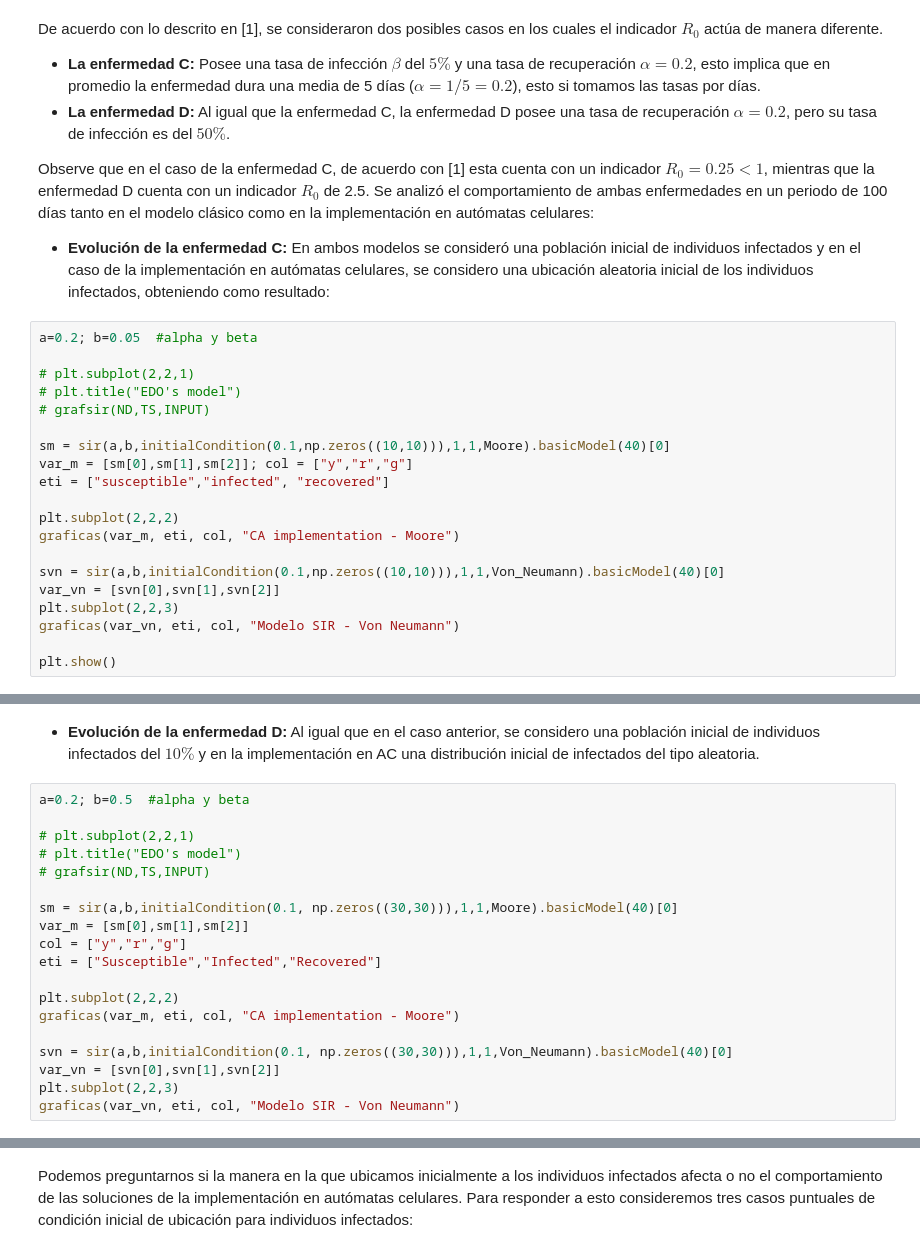
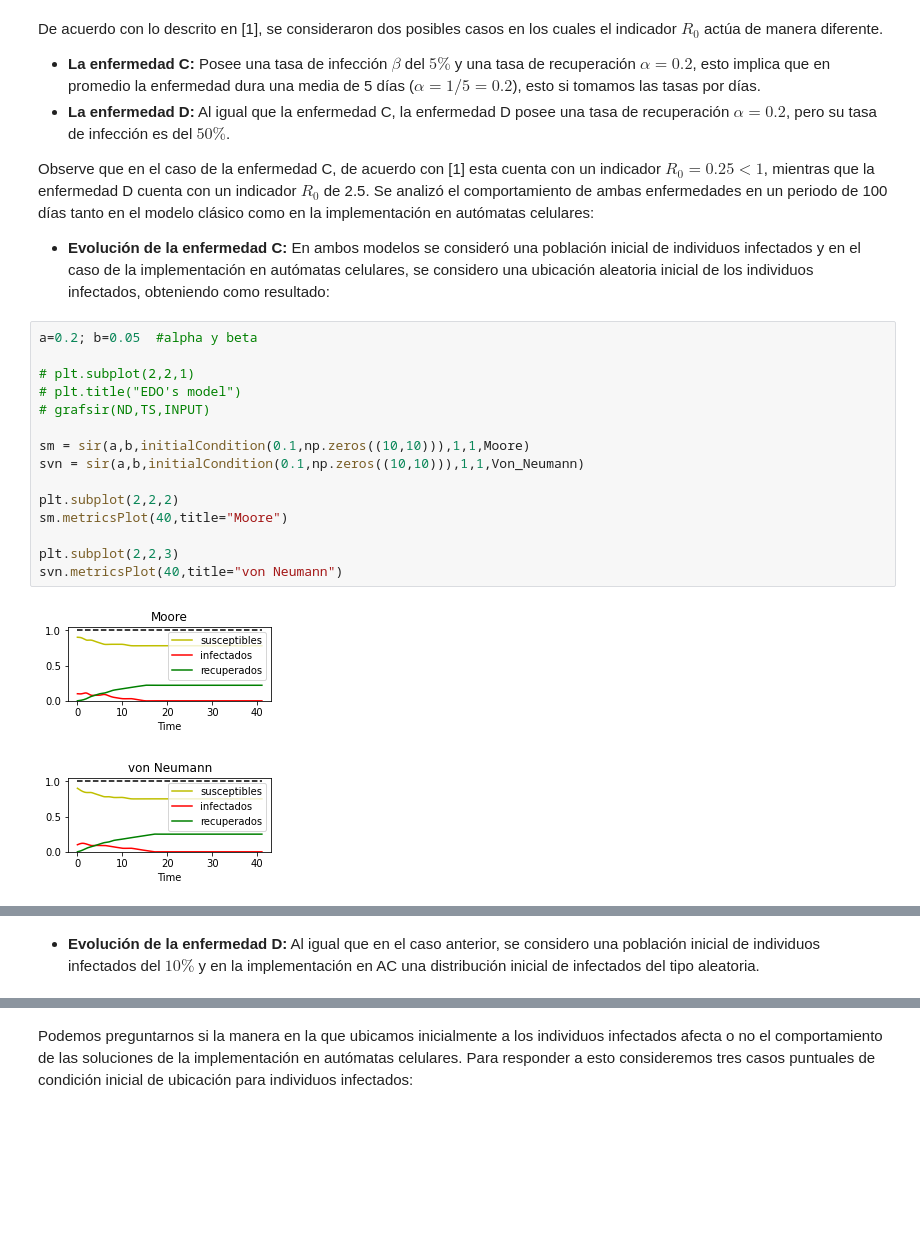
Before and after one commit to Grupo-de-simulacion-con-automatas/CAsimulations-Modelacion-de-dinamicas-topologicas-en-la-propagacion-de-una-enfermedad-usando-CA, a Jupyter notebook: Codigo/Cuaderno actualizado del proyecto CAsimulations.ipynb, the cells around one changed output, grey strips where cells are left out. Saved outputs shown, nothing was run; the diff lists cells and outputs as text; blank space fills up the shorter version.

```diff
--- a/Codigo/Cuaderno actualizado del proyecto CAsimulations.ipynb
+++ b/Codigo/Cuaderno actualizado del proyecto CAsimulations.ipynb
@@ -997,46 +963,25 @@ Observe que en el caso de la enfermedad C, de acuerdo con [1] esta cuenta con un
 # %%
 a=0.2; b=0.05  #alpha y beta
 
 # plt.subplot(2,2,1)
 # plt.title("EDO's model")
 # grafsir(ND,TS,INPUT)
 
-sm = sir(a,b,initialCondition(0.1,np.zeros((10,10))),1,1,Moore).basicModel(40)[0]
-var_m = [sm[0],sm[1],sm[2]]; col = ["y","r","g"]
-eti = ["susceptible","infected", "recovered"]
+sm = sir(a,b,initialCondition(0.1,np.zeros((10,10))),1,1,Moore)
+svn = sir(a,b,initialCondition(0.1,np.zeros((10,10))),1,1,Von_Neumann)
 
 plt.subplot(2,2,2)
-graficas(var_m, eti, col, "CA implementation - Moore")
+sm.metricsPlot(40,title="Moore")
 
-svn = sir(a,b,initialCondition(0.1,np.zeros((10,10))),1,1,Von_Neumann).basicModel(40)[0]
-var_vn = [svn[0],svn[1],svn[2]]
 plt.subplot(2,2,3)
-graficas(var_vn, eti, col, "Modelo SIR - Von Neumann")
-
-plt.show()
+svn.metricsPlot(40,title="von Neumann")
+# %% [output]
+[figure, added]
+[figure, added]
 # %% [markdown]
 ![texto del enlace](https://docs.google.com/drawings/d/e/2PACX-1vSyPNhakKc0-9tIEtdIgnFXszS9Nx_JZAI_yUypiJHVeJ505DrQemgrfpnsxjB_aTd7QQ3XtxsW-xhL/pub?w=703&h=511)
 # %% [markdown]
 *   **Evolución de la enfermedad D:** Al igual que en el caso anterior, se considero una población inicial de individuos infectados del $10\%$ y en la implementación en AC una distribución inicial de infectados del tipo aleatoria.
-# %%
-a=0.2; b=0.5  #alpha y beta
-
-# plt.subplot(2,2,1)
-# plt.title("EDO's model")
-# grafsir(ND,TS,INPUT)
-
-sm = sir(a,b,initialCondition(0.1, np.zeros((30,30))),1,1,Moore).basicModel(40)[0]
-var_m = [sm[0],sm[1],sm[2]]
-col = ["y","r","g"]
-eti = ["Susceptible","Infected","Recovered"]
-
-plt.subplot(2,2,2)
-graficas(var_m, eti, col, "CA implementation - Moore")
-
-svn = sir(a,b,initialCondition(0.1, np.zeros((30,30))),1,1,Von_Neumann).basicModel(40)[0]
-var_vn = [svn[0],svn[1],svn[2]]
-plt.subplot(2,2,3)
-graficas(var_vn, eti, col, "Modelo SIR - Von Neumann")
 # %% [markdown]
 ![texto del enlace](https://docs.google.com/drawings/d/e/2PACX-1vQDhpO2ey-z04B869HAR1WRNCjaaL_6cVq5CJdF_BSw4mhns_utIdZI2TH1IjfssSgZFe7ewdNyQ4fV/pub?w=716&h=518)
 # %% [markdown]
```
Also changed, not shown: parts of 29 cells of this notebook, 2 other files.
